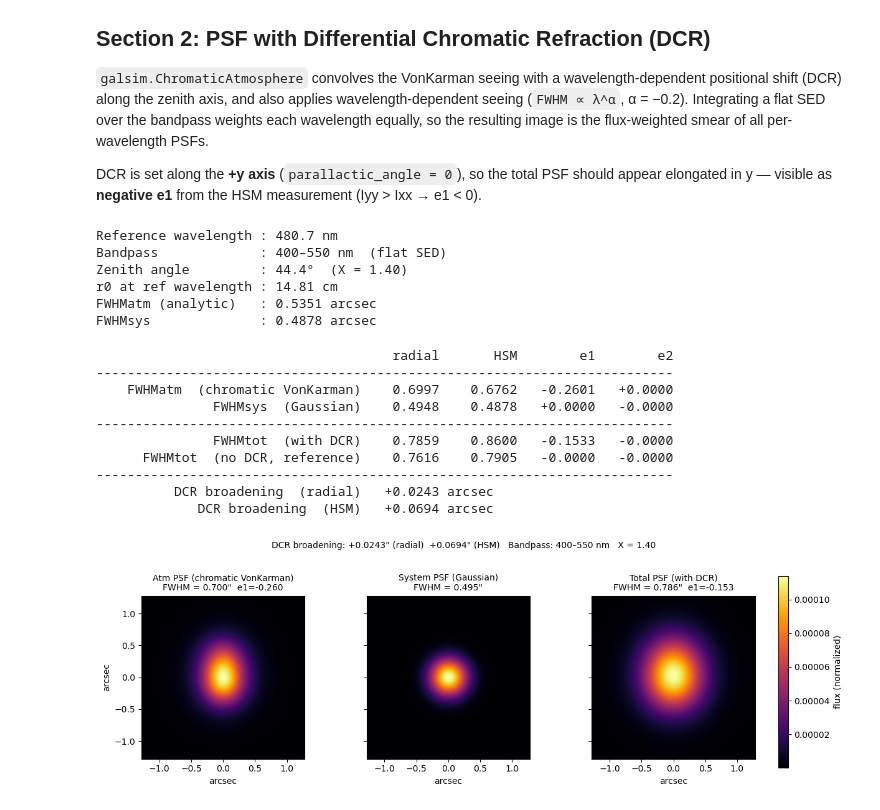
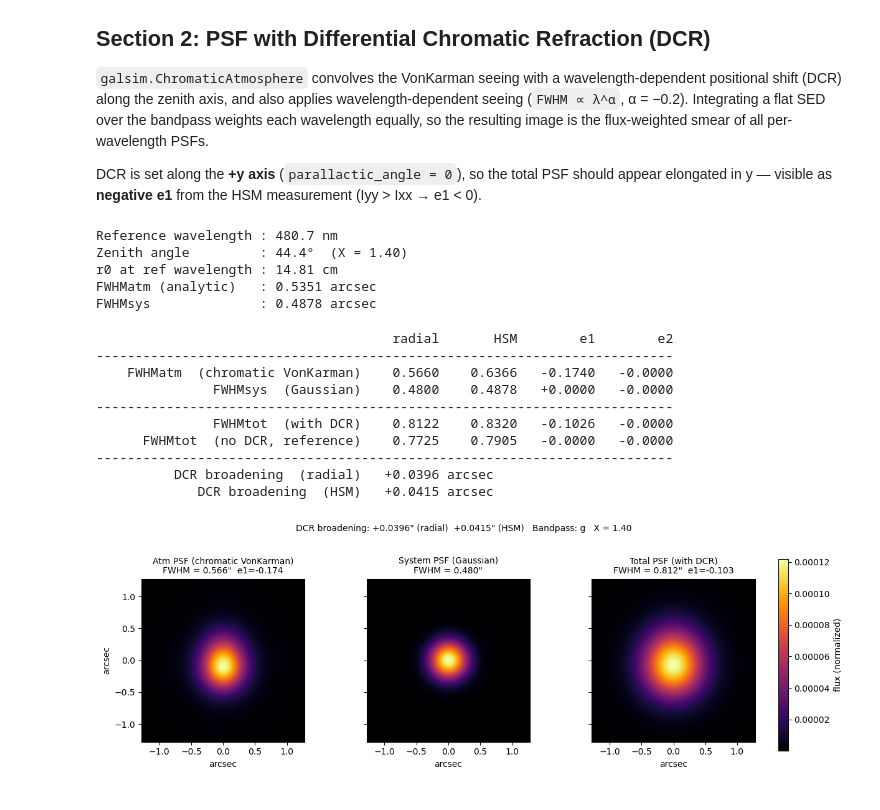
Before and after one commit to LSSTDESC/DifferentialCR, a Jupyter notebook: PSFs.ipynb, the cells around one changed output. Cells and saved outputs as stored; diff of their text form; code cells hidden in the pictures.

```diff
--- a/PSFs.ipynb
+++ b/PSFs.ipynb
@@ -399,10 +401,22 @@ r0_ref     = r0_m * X**(-0.6) * (lam_ref/500)**(6/5)
 fwhm_sys_dcr = fwhm_sys0 * X**0.6
 
 # g-band flat (top-hat) bandpass
-blue_limit, red_limit = 400.0, 550.0              # nm
-bandpass = galsim.Bandpass(lambda w: 1.0, wave_type='nm',
-                           blue_limit=blue_limit, red_limit=red_limit)
-sed = galsim.SED(lambda w: 1.0, wave_type='nm', flux_type='fphotons')
+# blue_limit, red_limit = 400.0, 550.0              # nm
+# bandpass = galsim.Bandpass(lambda w: 1.0, wave_type='nm',
+#                            blue_limit=blue_limit, red_limit=red_limit)
+# sed = galsim.SED(lambda w: 1.0, wave_type='nm', flux_type='fphotons')
+
+filter_filename = f'filter_files/noleak_g.dat'
+bandpass = galsim.Bandpass(filter_filename, wave_type='nm')
+bandpass = bandpass.thin(rel_err=1e-4)
+
+wave = np.linspace(301, 1150, 1000)
+from utils import BB
+BB_flux = BB(wave, 3380, 1) # 5000 K Blackbody spectrum
+BB_table = galsim.LookupTable(wave * 10, BB_flux, interpolant='linear')
+sed = galsim.SED(BB_table, wave_type='A', flux_type='flambda')
+
+
 sed_source = galsim.DeltaFunction() * sed
 
 # Zenith angle from airmass
@@ -416,6 +430,8 @@ atm_chromatic = galsim.ChromaticAtmosphere(
     parallactic_angle = 0.0 * galsim.degrees,
     alpha             = -0.2,
 )
+
+
 sys_psf_dcr     = galsim.Gaussian(fwhm=fwhm_sys_dcr)
 total_chromatic = galsim.Convolve([atm_chromatic, sys_psf_dcr])
 
@@ -435,14 +451,13 @@ img_tot_chrom = total_chromatic_PSF.drawImage(
     bandpass, nx=npix_dcr, ny=npix_dcr, scale=scale_dcr)
 
 print(f"Reference wavelength : {lam_ref:.1f} nm")
-print(f"Bandpass             : {blue_limit:.0f}–{red_limit:.0f} nm  (flat SED)")
+# print(f"Bandpass             : {blue_limit:.0f}–{red_limit:.0f} nm  (flat SED)")
 print(f"Zenith angle         : {np.degrees(np.arccos(1.0/X)):.1f}°  (X = {X:.2f})")
 print(f"r0 at ref wavelength : {r0_ref*100:.2f} cm")
 print(f"FWHMatm (analytic)   : {fwhm_atm_analytic(lam_ref, r0_ref, L0_m):.4f} arcsec")
 print(f"FWHMsys              : {fwhm_sys_dcr:.4f} arcsec")
 # %% [output]
 Reference wavelength : 480.7 nm
-Bandpass             : 400–550 nm  (flat SED)
 Zenith angle         : 44.4°  (X = 1.40)
 r0 at ref wavelength : 14.81 cm
 FWHMatm (analytic)   : 0.5351 arcsec
@@ -493,14 +508,14 @@ print(f"{'DCR broadening  (HSM)':>{w}s}  {fwhm_tot_h - fwhm_ref_h:+8.4f} arcsec"
 # %% [output]
                                       radial       HSM        e1        e2
 --------------------------------------------------------------------------
-    FWHMatm  (chromatic VonKarman)    0.6997    0.6762   -0.2601   +0.0000
-               FWHMsys  (Gaussian)    0.4948    0.4878   +0.0000   -0.0000
+    FWHMatm  (chromatic VonKarman)    0.5660    0.6366   -0.1740   -0.0000
+               FWHMsys  (Gaussian)    0.4800    0.4878   +0.0000   -0.0000
 --------------------------------------------------------------------------
-               FWHMtot  (with DCR)    0.7859    0.8600   -0.1533   -0.0000
-      FWHMtot  (no DCR, reference)    0.7616    0.7905   -0.0000   -0.0000
+               FWHMtot  (with DCR)    0.8122    0.8320   -0.1026   -0.0000
+      FWHMtot  (no DCR, reference)    0.7725    0.7905   -0.0000   -0.0000
 --------------------------------------------------------------------------
-          DCR broadening  (radial)   +0.0243 arcsec
-             DCR broadening  (HSM)   +0.0694 arcsec
+          DCR broadening  (radial)   +0.0396 arcsec
+             DCR broadening  (HSM)   +0.0415 arcsec
 # %%
 # --- Colorbar limits (fractions of the global peak across all three images) ---
 vmin_frac = 1e-4   # lower clip; raise (e.g. 1e-3) to hide faint wings
@@ -511,32 +526,32 @@ fig, axes = plt.subplots(1, 3, figsize=(14, 4), sharey=True)
 imgs = [
     (img_atm_chrom, f"Atm PSF (chromatic VonKarman)\nFWHM = {fwhm_atm_r:.3f}\"  e1={e1_atm:+.3f}"),
     (img_sys_dcr,   f"System PSF (Gaussian)\nFWHM = {fwhm_sys_r:.3f}\""),
     (img_tot_chrom, f"Total PSF (with DCR)\nFWHM = {fwhm_tot_r:.3f}\"  e1={e1_tot:+.3f}"),
 ]
 
 global_peak = max(img.array.max() for img, _ in imgs)
 norm = plt.matplotlib.colors.LogNorm(
     vmin=global_peak * vmin_frac,
     vmax=global_peak * vmax_frac,
 )
 
 for ax, (img, title) in zip(axes, imgs):
     arr    = img.array
     extent = npix_dcr * scale_dcr / 2
     im = ax.imshow(arr, origin='lower', extent=[-extent, extent, -extent, extent],
                    cmap='inferno') #, norm=norm)
     ax.set_title(title, fontsize=10)
     ax.set_xlabel('arcsec')
 
 axes[0].set_ylabel('arcsec')
 fig.colorbar(im, ax=axes, label='flux (normalized)', fraction=0.05, pad=-0.25, location = 'right')
 plt.suptitle(
     f"DCR broadening: {fwhm_tot_r - fwhm_ref_r:+.4f}\" (radial)  "
     f"{fwhm_tot_h - fwhm_ref_h:+.4f}\" (HSM)   "
-    f"Bandpass: {blue_limit:.0f}–{red_limit:.0f} nm   X = {X:.2f}",
+    f"Bandpass: g   X = {X:.2f}",
     fontsize=10, y=1.02,
 )
 plt.tight_layout()
 plt.show()
 # %% [output]
-[figure, old version]
+[figure, new version]
```
Also changed, not shown: parts of 4 cells of this notebook.
